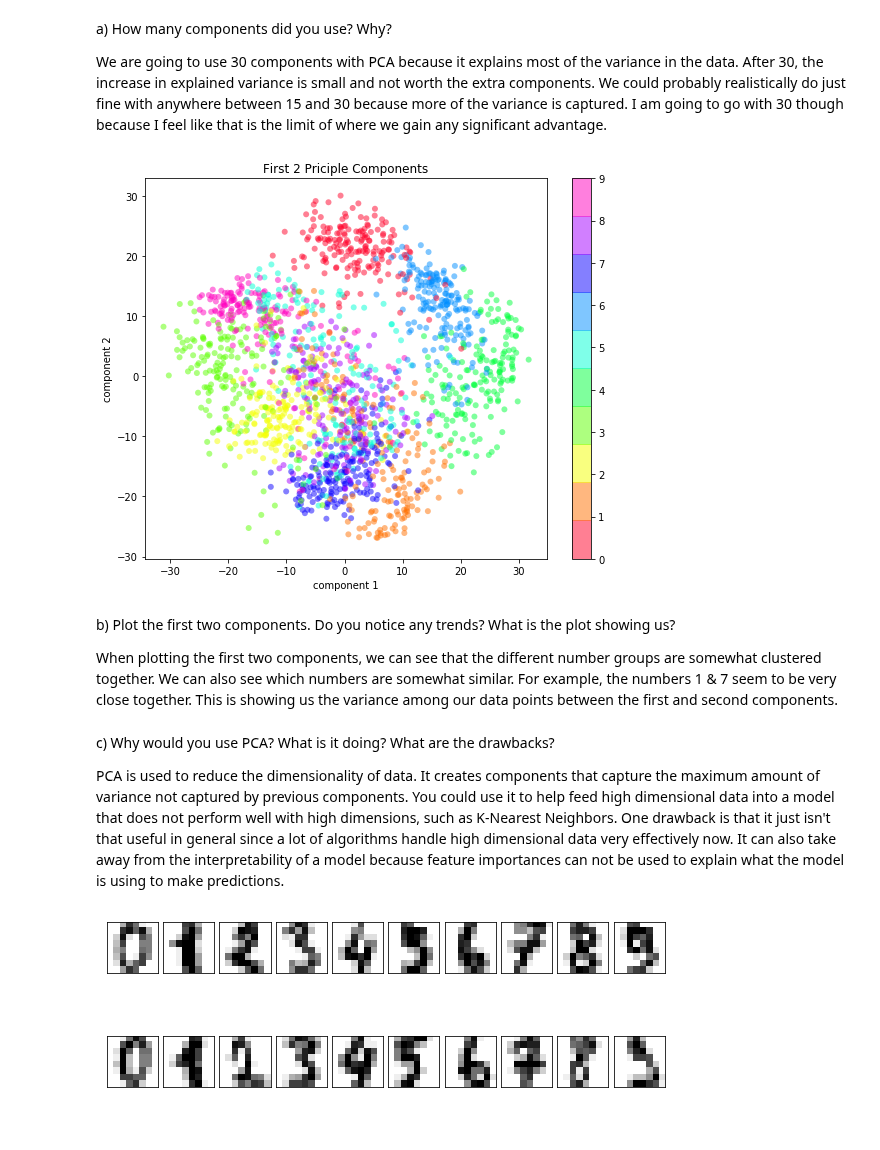
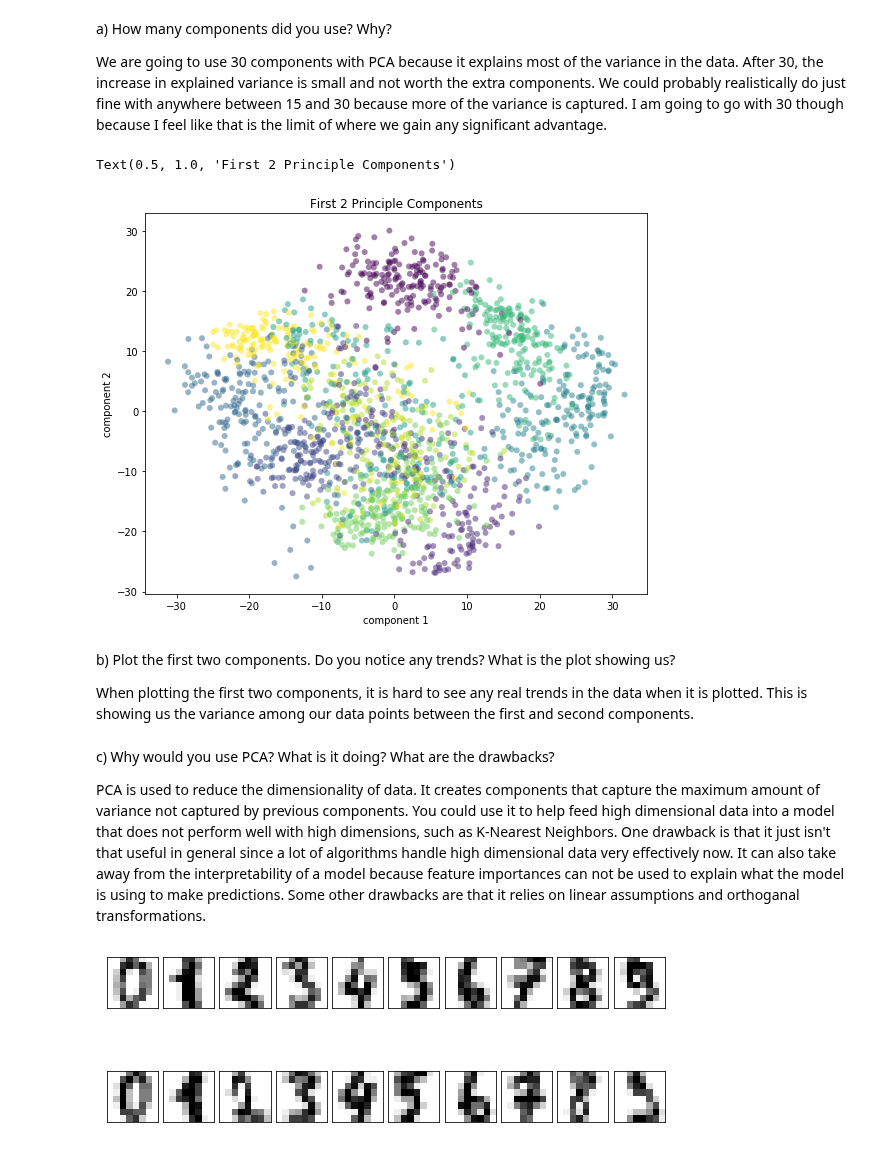
Before and after one commit to ngriffiths13/Applied_Machine_Learning_Classwork, a Jupyter notebook: Homeworks/HW5/Homework 5 - Dimensionality Reduction and Clustering.ipynb, the cells around one changed output. Cells and saved outputs as stored; diff of their text form; code cells hidden in the pictures.

Commit message:
Updated Graphs

```diff
--- a/Homeworks/HW5/Homework 5 - Dimensionality Reduction and Clustering.ipynb
+++ b/Homeworks/HW5/Homework 5 - Dimensionality Reduction and Clustering.ipynb
@@ -35,25 +35,24 @@ We are going to use 30 components with PCA because it explains most of the varia
 # %%
 pca = PCA(n_components = 2)
 data_pca = pca.fit_transform(x)
 
 f, ax = plt.subplots(figsize = (9,7))
 plt.scatter(data_pca[:, 0], data_pca[:, 1],
-            c=y, edgecolor='none', alpha=0.5,
-            cmap=plt.cm.get_cmap('gist_rainbow', 10))
+            c=y, edgecolor='none', alpha=0.5)
 plt.xlabel('component 1')
 plt.ylabel('component 2')
 plt.title('First 2 Principle Components')
-plt.colorbar();
 # %% [output]
+Text(0.5, 1.0, 'First 2 Principle Components')
-[figure, old version]
+[figure, new version]
 # %% [markdown]
 b) Plot the first two components. Do you notice any trends? What is the plot showing us?
 
-When plotting the first two components, we can see that the different number groups are somewhat clustered together. We can also see which numbers are somewhat similar. For example, the numbers 1 & 7 seem to be very close together. This is showing us the variance among our data points between the first and second components.
+When plotting the first two components, it is hard to see any real trends in the data when it is plotted. This is showing us the variance among our data points between the first and second components.
 # %% [markdown]
 c) Why would you use PCA? What is it doing? What are the drawbacks?
 
-PCA is used to reduce the dimensionality of data. It creates components that capture the maximum amount of variance not captured by previous components. You could use it to help feed high dimensional data into a model that does not perform well with high dimensions, such as K-Nearest Neighbors. One drawback is that it just isn't that useful in general since a lot of algorithms handle high dimensional data very effectively now. It can also take away from the interpretability of a model because feature importances can not be used to explain what the model is using to make predictions.
+PCA is used to reduce the dimensionality of data. It creates components that capture the maximum amount of variance not captured by previous components. You could use it to help feed high dimensional data into a model that does not perform well with high dimensions, such as K-Nearest Neighbors. One drawback is that it just isn't that useful in general since a lot of algorithms handle high dimensional data very effectively now. It can also take away from the interpretability of a model because feature importances can not be used to explain what the model is using to make predictions. Some other drawbacks are that it relies on linear assumptions and orthoganal transformations.
 # %%
 def plot_digits(data):
     fig, axes = plt.subplots(2, 10, figsize=(10, 4),
```
Also changed, not shown: parts of 9 cells of this notebook.
